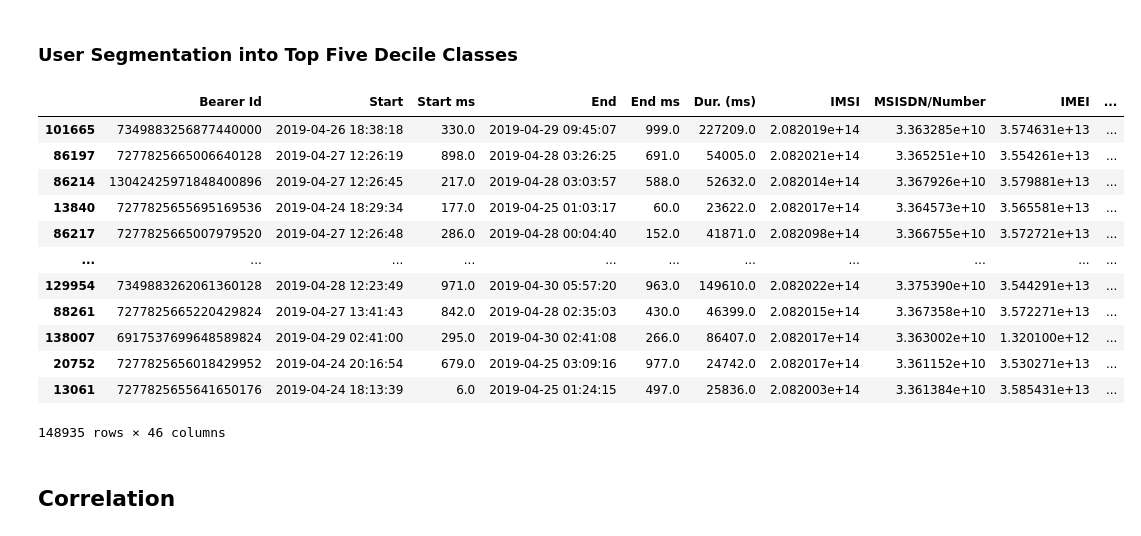
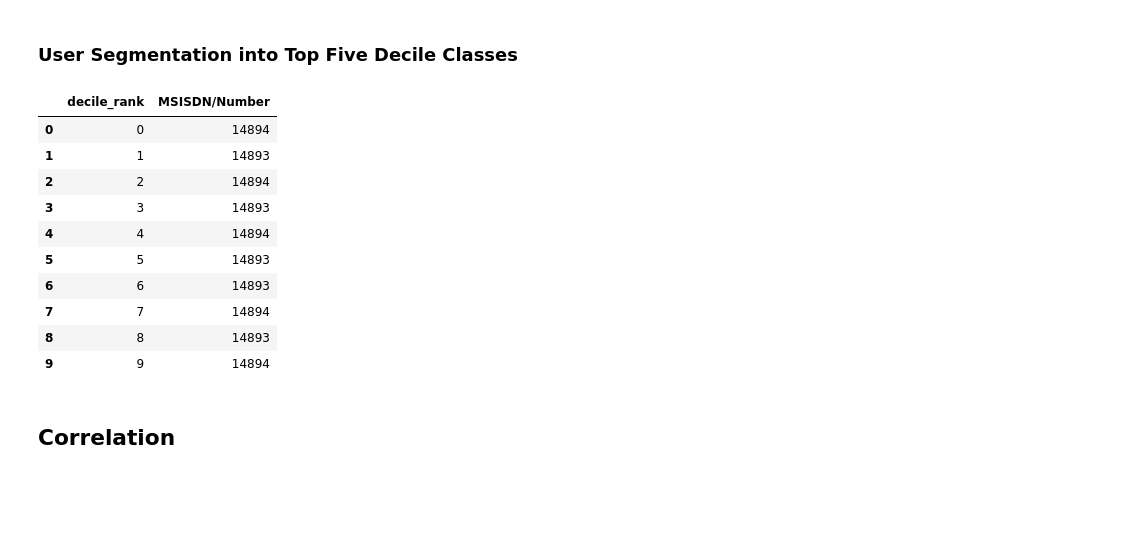
Before and after one commit to degagawolde/User-Analytics-Telecommunication-Industry, a Jupyter notebook: notebook/User-Overview-Analysis.ipynb, the cells around one changed output. Cells and saved outputs as stored; diff of their text form; code cells hidden in the pictures; blank space fills up the shorter version.

```diff
--- a/notebook/User-Overview-Analysis.ipynb
+++ b/notebook/User-Overview-Analysis.ipynb
@@ -372,21 +428,20 @@ plot.plot_hist(df=clean_data,column='Total DL (Bytes)',color='blue')
 ### User Segmentation into Top Five Decile Classes
 # %%
 clean_data['decile_rank'] = pd.qcut(clean_data['Total DL (Bytes)'],10,labels=False)
-clean_data.sort_values('decile_rank')
+clean_data.groupby(['decile_rank']).agg(
+    {'MSISDN/Number': 'count'}).reset_index()
 # %% [output]
-|  | Bearer Id | Start | Start ms | End | End ms | Dur. (ms) | IMSI | MSISDN/Number | IMEI | ... |
-| 101665 | 7349883256877440000 | 2019-04-26 18:38:18 | 330.0 | 2019-04-29 09:45:07 | 999.0 | 227209.0 | 2.082019e+14 | 3.363285e+10 | 3.574631e+13 | ... |
-| 86197 | 7277825665006640128 | 2019-04-27 12:26:19 | 898.0 | 2019-04-28 03:26:25 | 691.0 | 54005.0 | 2.082021e+14 | 3.365251e+10 | 3.554261e+13 | ... |
-| 86214 | 13042425971848400896 | 2019-04-27 12:26:45 | 217.0 | 2019-04-28 03:03:57 | 588.0 | 52632.0 | 2.082014e+14 | 3.367926e+10 | 3.579881e+13 | ... |
-| 13840 | 7277825655695169536 | 2019-04-24 18:29:34 | 177.0 | 2019-04-25 01:03:17 | 60.0 | 23622.0 | 2.082017e+14 | 3.364573e+10 | 3.565581e+13 | ... |
-| 86217 | 7277825665007979520 | 2019-04-27 12:26:48 | 286.0 | 2019-04-28 00:04:40 | 152.0 | 41871.0 | 2.082098e+14 | 3.366755e+10 | 3.572721e+13 | ... |
-| ... | ... | ... | ... | ... | ... | ... | ... | ... | ... | ... |
-| 129954 | 7349883262061360128 | 2019-04-28 12:23:49 | 971.0 | 2019-04-30 05:57:20 | 963.0 | 149610.0 | 2.082022e+14 | 3.375390e+10 | 3.544291e+13 | ... |
-| 88261 | 7277825665220429824 | 2019-04-27 13:41:43 | 842.0 | 2019-04-28 02:35:03 | 430.0 | 46399.0 | 2.082015e+14 | 3.367358e+10 | 3.572271e+13 | ... |
-| 138007 | 6917537699648589824 | 2019-04-29 02:41:00 | 295.0 | 2019-04-30 02:41:08 | 266.0 | 86407.0 | 2.082017e+14 | 3.363002e+10 | 1.320100e+12 | ... |
-| 20752 | 7277825656018429952 | 2019-04-24 20:16:54 | 679.0 | 2019-04-25 03:09:16 | 977.0 | 24742.0 | 2.082017e+14 | 3.361152e+10 | 3.530271e+13 | ... |
-| 13061 | 7277825655641650176 | 2019-04-24 18:13:39 | 6.0 | 2019-04-25 01:24:15 | 497.0 | 25836.0 | 2.082003e+14 | 3.361384e+10 | 3.585431e+13 | ... |
+|  | decile_rank | MSISDN/Number |
+| 0 | 0 | 14894 |
+| 1 | 1 | 14893 |
+| 2 | 2 | 14894 |
+| 3 | 3 | 14893 |
+| 4 | 4 | 14894 |
+| 5 | 5 | 14893 |
+| 6 | 6 | 14893 |
+| 7 | 7 | 14894 |
+| 8 | 8 | 14893 |
+| 9 | 9 | 14894 |
-148935 rows × 46 columns
 # %% [markdown]
 ## Correlation
 # %%
```
Also changed, not shown: parts of 17 cells of this notebook, 1 other file.
